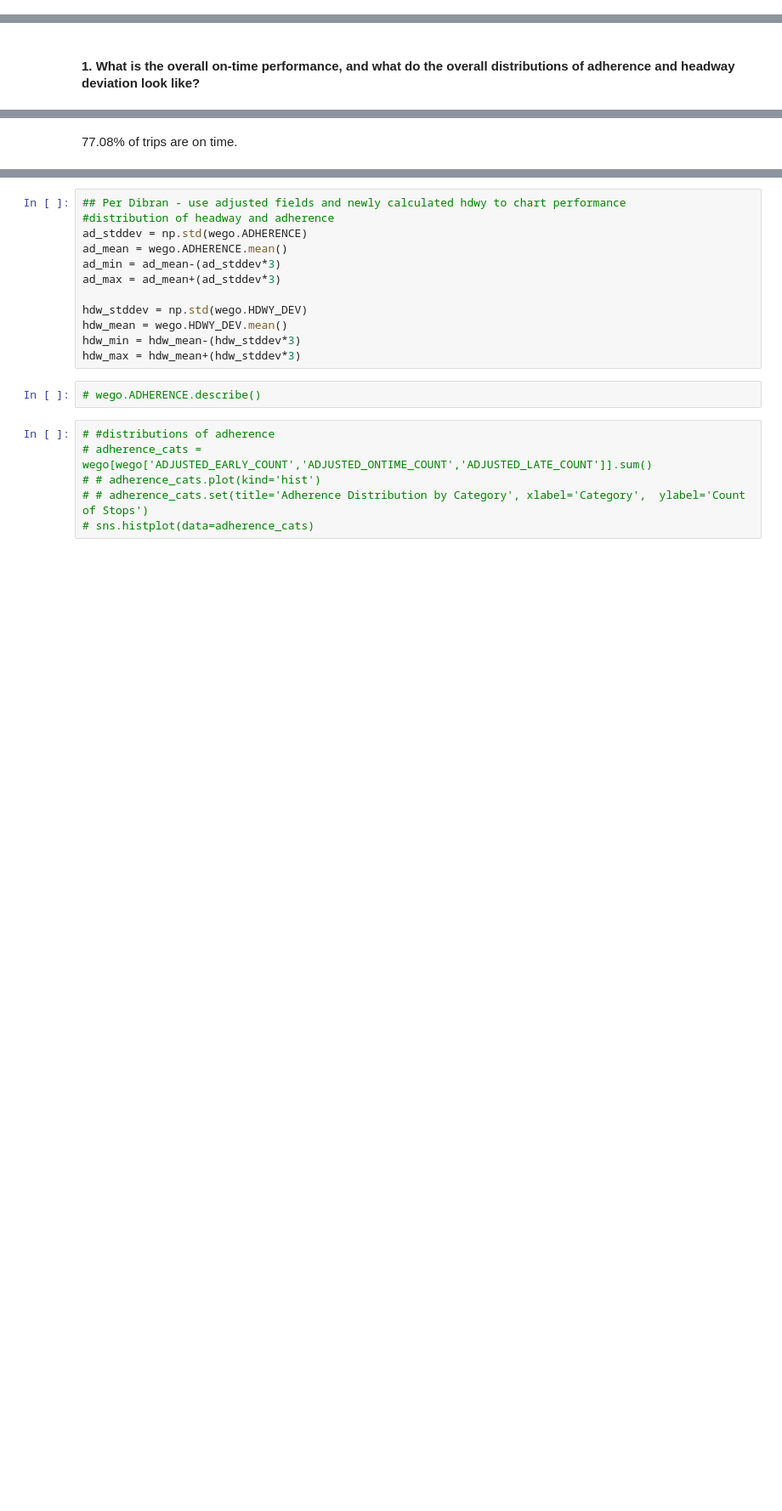
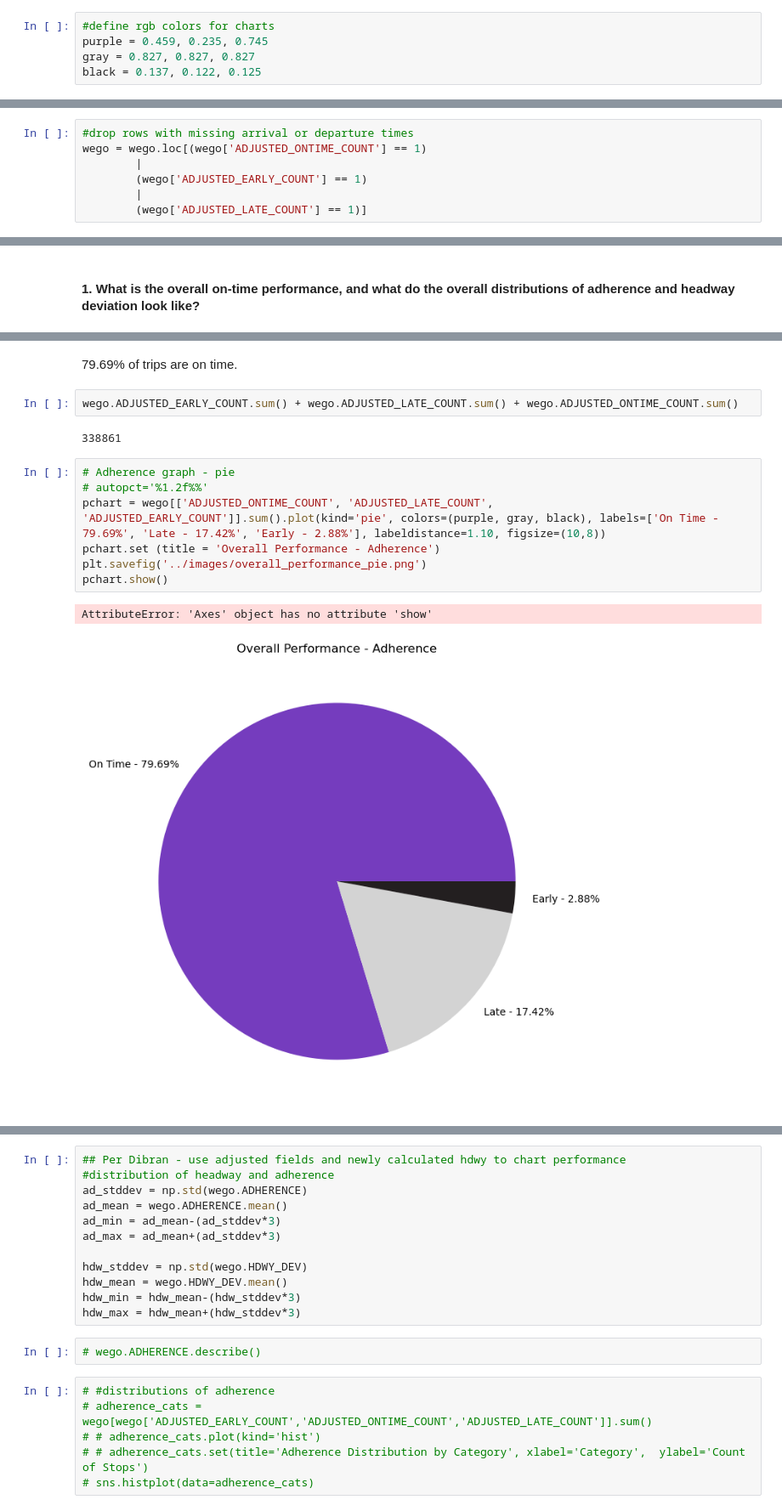
Before and after one commit to NSS-Data-Analytics-Cohort-11/wego-caesars-legion, a Jupyter notebook: notebooks/wego.ipynb, the cells around one changed output, grey strips where cells are left out. Shown: that part at 85% size. Drawn from its saved outputs; the diff is of its cells as text; blank space fills up the shorter version.

```diff
--- a/notebooks/wego.ipynb
+++ b/notebooks/wego.ipynb
@@ -7,4 +7,9 @@ import datetime as dt
 # %%
 #read in data
 wego = pd.read_csv("../data/Headway Data, 8-1-2023 to 9-30-2023.csv")
+# %%
+#define rgb colors for charts
+purple = 0.459, 0.235, 0.745
+gray = 0.827, 0.827, 0.827
+black = 0.137, 0.122, 0.125
 # %%
@@ -14,6 +19,13 @@ wego = pd.read_csv("../data/Headway Data, 8-1-2023 to 9-30-2023.csv")
 #wego.info(verbose=True)
 # %% [markdown]
 #### Cleaning & Derived Columns:
+# %%
+#drop rows with missing arrival or departure times
+wego = wego.loc[(wego['ADJUSTED_ONTIME_COUNT'] == 1)
+        |
+        (wego['ADJUSTED_EARLY_COUNT'] == 1)
+        |
+        (wego['ADJUSTED_LATE_COUNT'] == 1)]
 # %%
 # Calculate HDWY Deviation Percentage
 def get_dev_pct(row):
@@ -82,5 +140,19 @@ round(wego.ADJUSTED_ONTIME_COUNT.value_counts()[1]/len(wego)*100,2)
 # %% [markdown]
-77.08% of trips are on time.
+79.69% of trips are on time.
+# %%
+wego.ADJUSTED_EARLY_COUNT.sum() + wego.ADJUSTED_LATE_COUNT.sum() + wego.ADJUSTED_ONTIME_COUNT.sum()
+# %% [output]
+338861
+# %%
+# Adherence graph - pie
+# autopct='%1.2f%%'
+pchart = wego[['ADJUSTED_ONTIME_COUNT', 'ADJUSTED_LATE_COUNT', 'ADJUSTED_EARLY_COUNT']].sum().plot(kind='pie', colors=(purple, gray, black), labels=['On Time - 79.69%', 'Late - 17.42%', 'Early - 2.88%'], labeldistance=1.10, figsize=(10,8))
+pchart.set (title = 'Overall Performance - Adherence')
+plt.savefig('../images/overall_performance_pie.png')
+pchart.show()
+# %% [output]
+AttributeError: 'Axes' object has no attribute 'show'
+[figure, added]
 # %%
 #perfect_trips
 perfect_trips = wego.groupby('DATE_TRIP')[['ADJUSTED_EARLY_COUNT',
```
Also changed, not shown: parts of 70 cells of this notebook.
